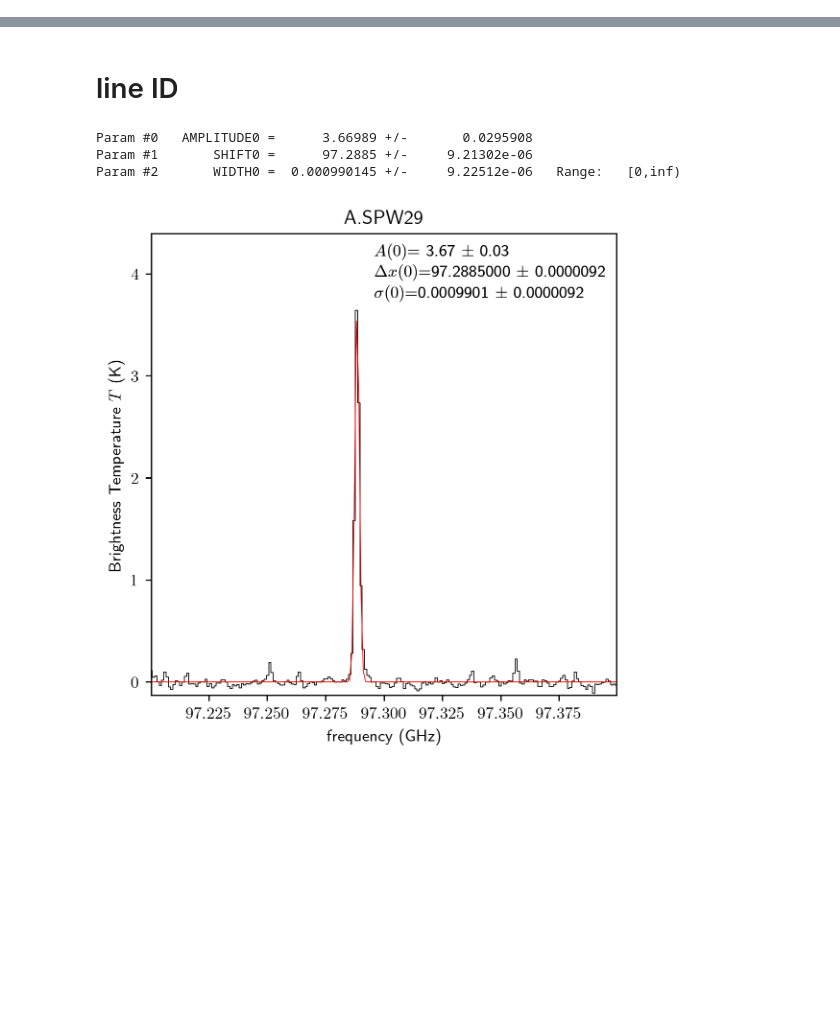
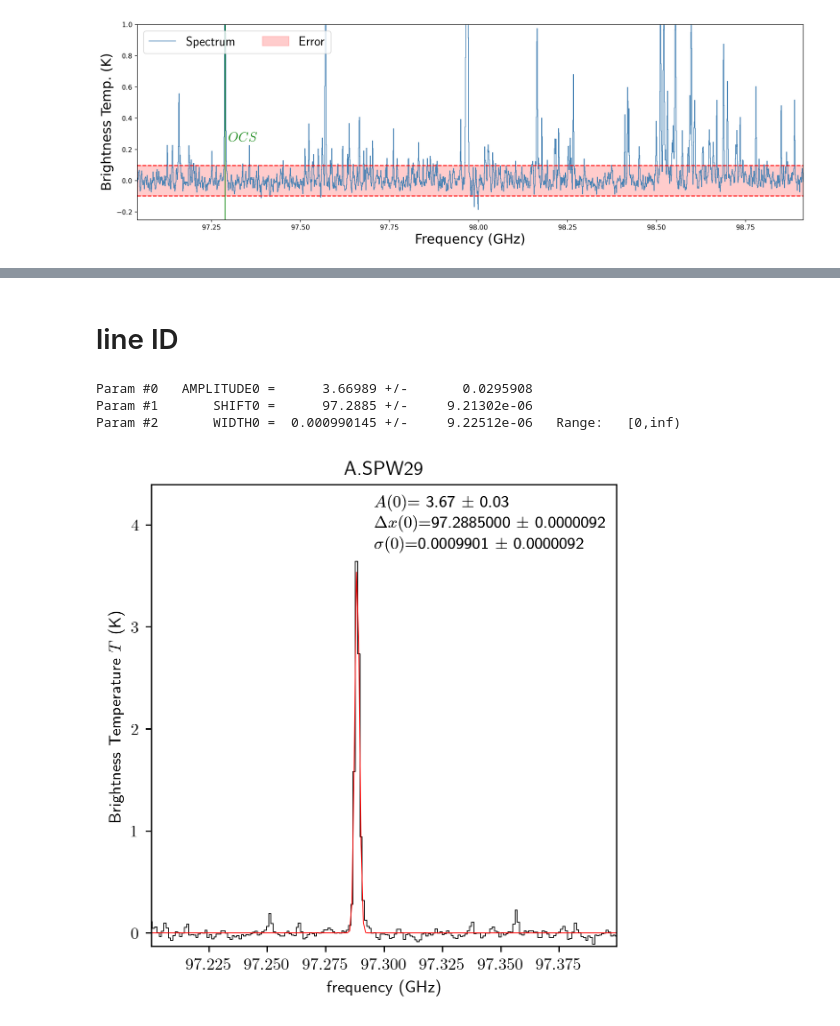
Before and after one commit to Parkerwise/Cloud-C, a Jupyter notebook: line-id-notebooks/A.spw29.ipynb, the cells around one changed output, grey strips where cells are left out. Saved outputs shown, nothing was run; the diff lists cells and outputs as text; code cells hidden in the pictures; blank space fills up the shorter version.

```diff
--- a/line-id-notebooks/A.spw29.ipynb
+++ b/line-id-notebooks/A.spw29.ipynb
@@ -96,0 +3,91 @@ sigma: 0.032372122072676264 K
+# %%
+import astropy.io.fits as fits
+import matplotlib.pyplot as plt
+from matplotlib.patches import Rectangle
+from astropy.wcs import WCS
+from astropy import units as u
+import pylab
+import numpy as np
+from spectral_cube import SpectralCube
+import pyspeckit
+import sys
+if not sys.warnoptions:
+    import warnings
+    warnings.simplefilter("ignore")
+
+
+path="B.Dust_Ridge_sci.spw25_27_29_31.cont.I.tt0.pbcor.fits"
+header=fits.getheader(path)
+w1=WCS(header)
+w1 = w1.dropaxis(3)
+w1 = w1.dropaxis(2)
+
+#finds the pixel positions for the RA and dec
+#find RA DEC of x,y,z
+core_coords=w1.pixel_to_world(175,166)
+print(core_coords)
+#reads in file
+path="A.Dust_Ridge_sci.spw29.cube.I.pbcor.fits"
+#makes figure
+fig1=pylab.figure(1,figsize=(15,5),dpi=250)
+
+
+
+#find the corresponding pixel positions for those coords in new image
+header=fits.getheader(path)
+w2=WCS(header)
+image_coords=core_coords.to_pixel(w2,0,mode="wcs")
+print(image_coords)
+
+#plots spectrum
+sc=SpectralCube.read(path)
+sc.allow_huge_operations=True
+sc_Ghz=sc.with_spectral_unit(u.GHz)
+sc_Ghz=sc_Ghz.to(u.K)
+freq,Dec,Ra = sc_Ghz.world[:,0,0]
+subcube=sc_Ghz.hdu.data[:,int(image_coords[0])-5:int(image_coords[0])+5,int(image_coords[1])-5:int(image_coords[1])+5]
+spectrum = np.average(subcube,axis=(1,2))
+ax1=pylab.subplot()
+ax1.plot(freq,spectrum,lw=1,drawstyle='steps-mid',color="SteelBlue",label='Spectrum')
+pylab.xlabel("Frequency (GHz)", fontsize=20)
+
+pylab.ylabel('Brightness Temp. (K)',fontsize=20)
+pylab.ylim(-0.25,1)
+
+
+plt.rcParams['text.usetex'] = True
+
+###Noise###
+Noise_upper=75
+Noise_lower=50
+width=freq[Noise_upper]-freq[Noise_lower]
+print(f"Noise lower: {freq[Noise_lower]}")
+print(f"Noise upper: {freq[Noise_upper]}")
+print(f"Width: {width}")
+#lower line
+#pylab.vlines(freq[Noise_lower].value,-1,4,colors="black")
+#upper line
+#pylab.vlines(freq[Noise_upper].value,-1,4,colors="black")
+#calculate 3 sigma
+sigma=np.std(spectrum[Noise_lower:Noise_upper])
+three_sigma=3*sigma
+#three_sigma_Jy=three_sigma.to(u.jansky)
+print(f"sigma: {sigma} K")
+print(f"3 sigma: {three_sigma} K")
+#print(f"3 sigma: {three_sigma_Jy} Jy")
+pylab.hlines(three_sigma,freq[0].value,freq[1916].value,colors="red",label ='',ls="--" )
+pylab.hlines(-1*three_sigma,freq[0].value,freq[1916].value,colors="red",label ='',ls="--" )
+
+pylab.xlim(freq[0].value,freq[1916].value)
+ax1.fill_between(freq.value,three_sigma, -1*three_sigma, alpha = 0.2, color= 'red',label='Error' )
+
+#pylab.vlines(115.256,-2,7,colors="green",label=r"${}^{12}C^{16}O$",lw=2)
+molecule=97.2885
+pylab.vlines(molecule,-1,2,colors="green",label="",linewidth=1)
+plt.text(molecule+.01,0.25,r'$OCS$',rotation='horizontal',color='green',fontsize=20)
+plt.legend(fontsize=20,ncols=2)
+#plt.title('A29',fontsize=20)
+plt.tight_layout()
+plt.savefig("A.spw29.pdf")
+plt.savefig("A.spw29.png")
+# %% [output]
@@ -96,0 +102 @@ sigma: 0.032372122072676264 K
+[figure, added]
```
Also changed, not shown: parts of 5 cells of this notebook.
